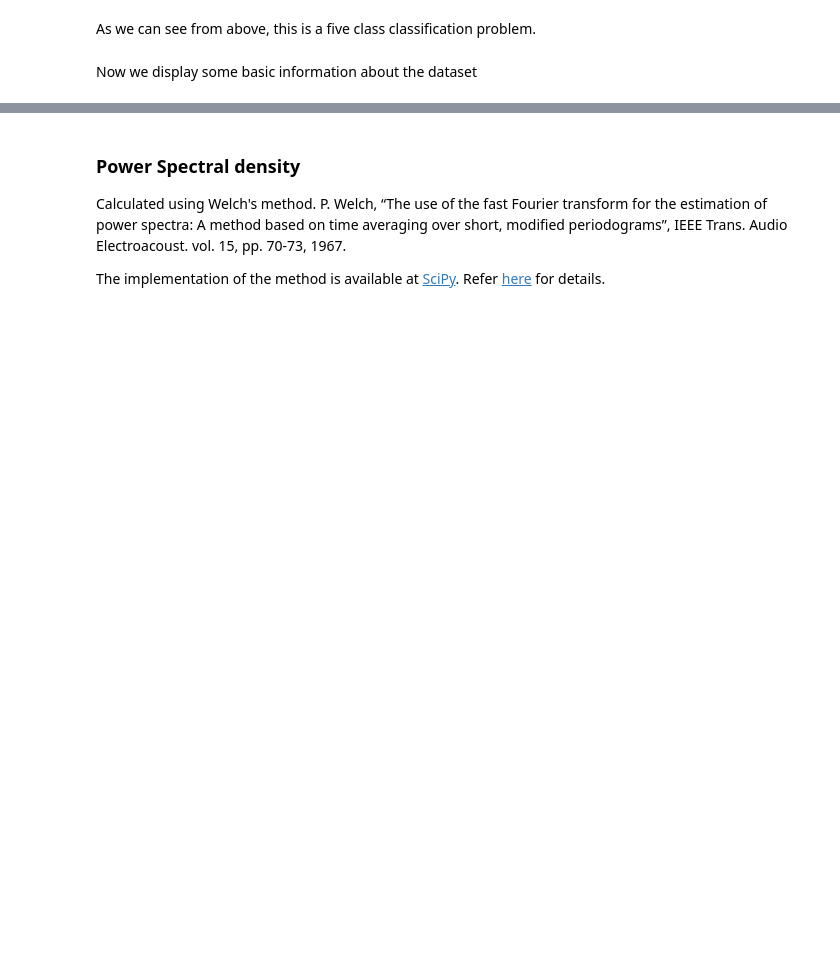
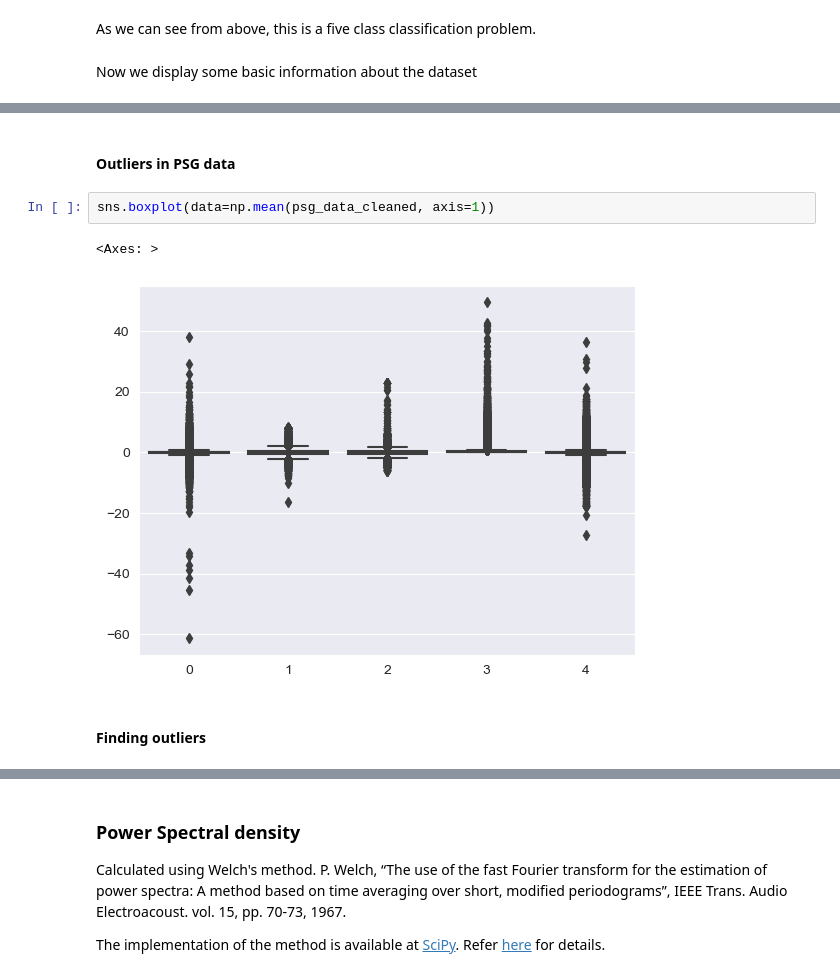
Before and after one commit to arijitde92/OSAS_Detection, a Jupyter notebook: preprocess_dataset.ipynb, the cells around one changed output, grey strips where cells are left out. Drawn from its saved outputs; the diff is of its cells as text; blank space fills up the shorter version.

```diff
--- a/preprocess_dataset.ipynb
+++ b/preprocess_dataset.ipynb
@@ -380,0 +229,9 @@ plt.show()
+# %% [markdown]
+#### Outliers in PSG data
+# %%
+sns.boxplot(data=np.mean(psg_data_cleaned, axis=1))
+# %% [output]
+<Axes: >
+[figure, added]
+# %% [markdown]
+#### Finding outliers
```
Also changed, not shown: parts of 89 cells of this notebook, 9 other files.
